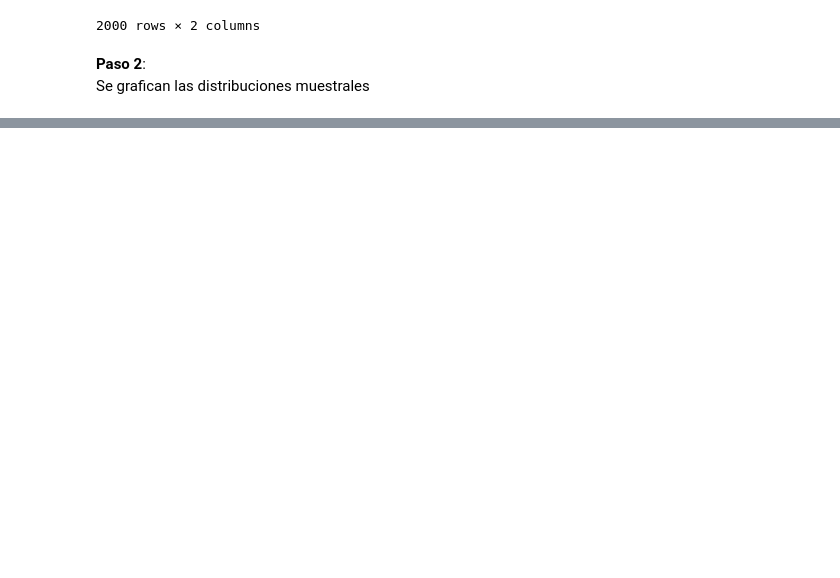
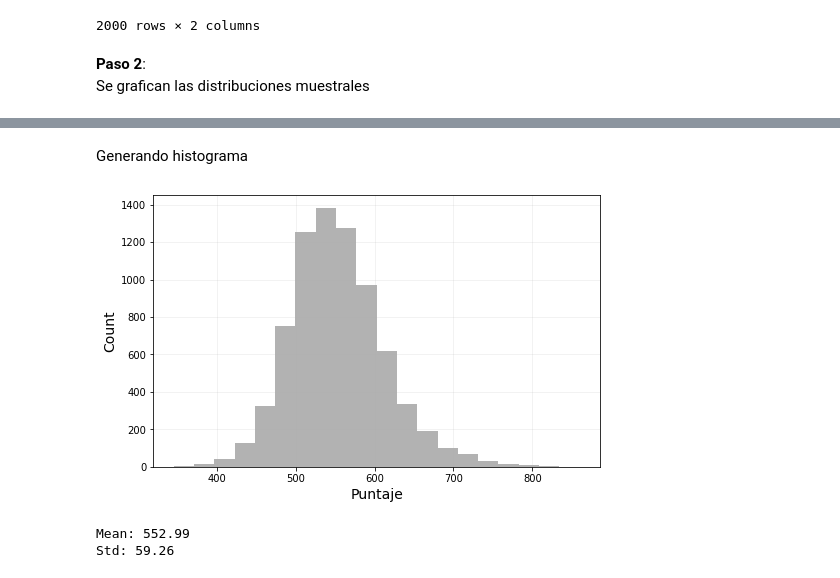
Before and after one commit to CAMM961001/itam-mcd, a Jupyter notebook: fundamentos-estadisticos/libros/03_distribucion_muestral.ipynb, the cells around one changed output, grey strips where cells are left out. Drawn from its saved outputs; the diff is of its cells as text; code cells hidden in the pictures; blank space fills up the shorter version.

```diff
--- a/fundamentos-estadisticos/libros/03_distribucion_muestral.ipynb
+++ b/fundamentos-estadisticos/libros/03_distribucion_muestral.ipynb
@@ -176,0 +174,5 @@ Entonces, considerando los datos de ENLACE edo. de México (ENLACE era una prueb
+# %%
+#Se obtiene dataset original
+file_path = "datos\\enlace_15.csv"
+enlace = pd.read_csv(os.path.join(path_asignatura, file_path))
+enlace.head()
@@ -176,0 +186,21 @@ Entonces, considerando los datos de ENLACE edo. de México (ENLACE era una prueb
+# %% [markdown]
+Generando histograma
+# %%
+plt.figure(figsize=(8,5))
+
+plt.hist(enlace['esp_3'], bins=20, color='black', alpha=0.3)
+
+#Anotaciones y estilo global
+plt.xlabel('Puntaje', fontsize=14)
+plt.ylabel('Count', fontsize=14)
+plt.grid(alpha=0.2)
+
+plt.show()
+# %% [output]
+[figure, added]
+# %%
+print(f"Mean: {enlace['esp_3'].mean():.2f}")
+print(f"Std: {enlace['esp_3'].std():.2f}")
+# %% [output]
+Mean: 552.99
+Std: 59.26
```
Also changed, not shown: parts of 13 cells of this notebook.
